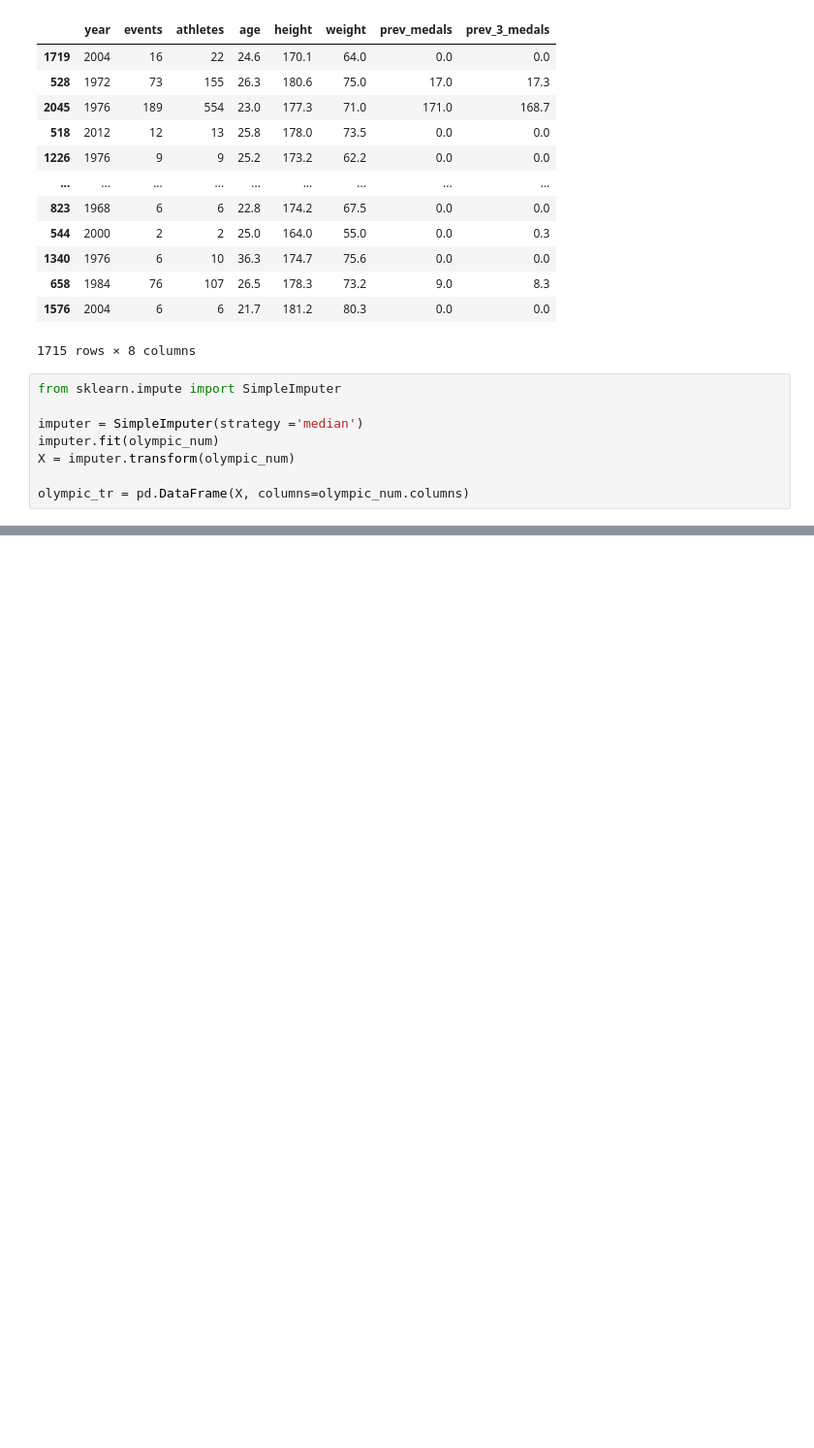
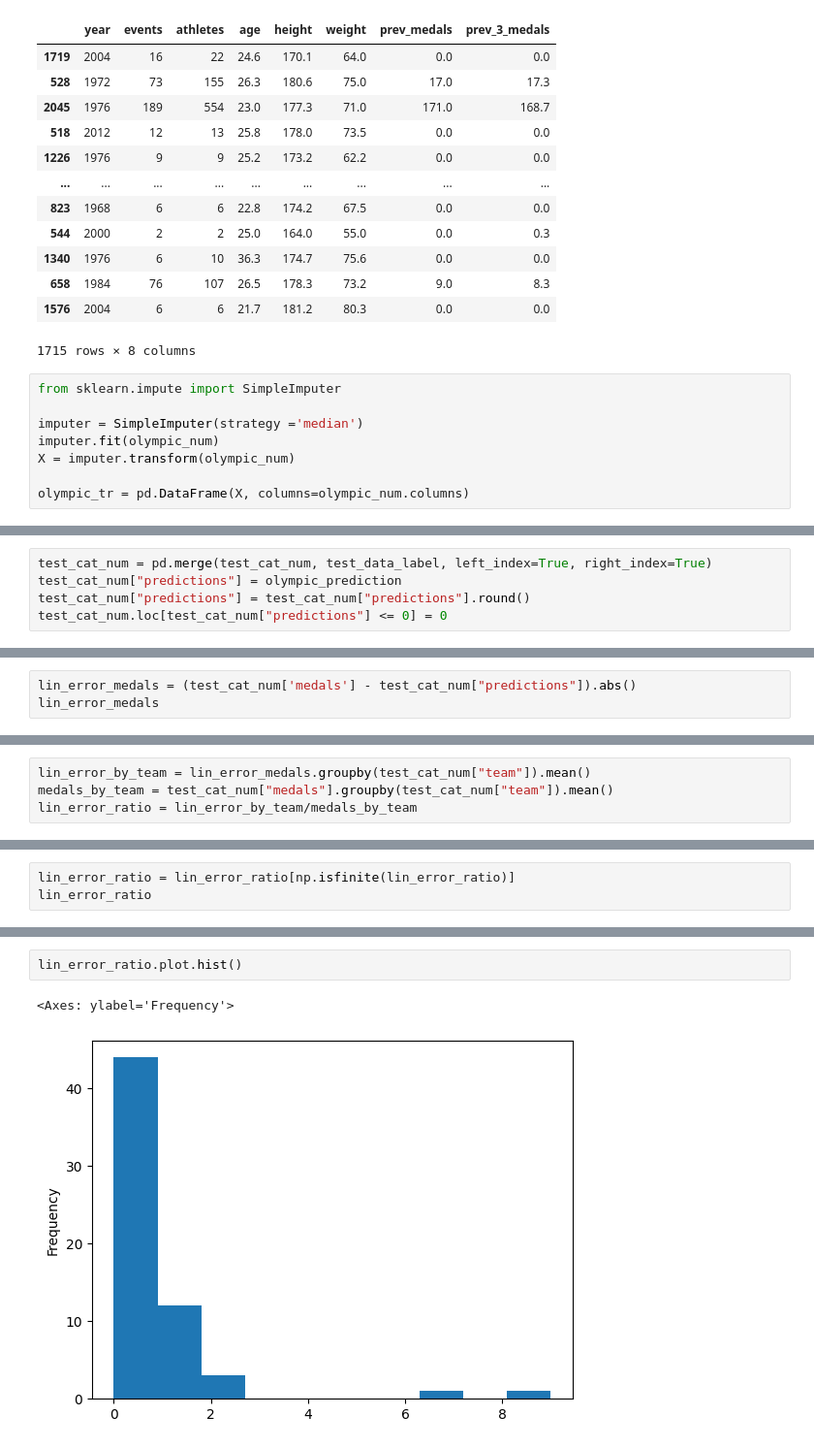
Before and after one commit to Q-Dead/Machine-Learning-Projects, a Jupyter notebook: Olympic Linear and Logistic Reg/olympic_medal.ipynb, the cells around one changed output, grey strips where cells are left out. Shown: that part at 97% size. Saved outputs shown, nothing was run; the diff lists cells and outputs as text; blank space fills up the shorter version.

```diff
--- a/Olympic Linear and Logistic Reg/olympic_medal.ipynb
+++ b/Olympic Linear and Logistic Reg/olympic_medal.ipynb
@@ -282,0 +422,5 @@ olympic_cat_hot1
+# %%
+test_cat_num = pd.merge(test_cat_num, test_data_label, left_index=True, right_index=True)
+test_cat_num["predictions"] = olympic_prediction
+test_cat_num["predictions"] = test_cat_num["predictions"].round()
+test_cat_num.loc[test_cat_num["predictions"] <= 0] = 0
@@ -282,0 +460,3 @@ olympic_cat_hot1
+# %%
+lin_error_medals = (test_cat_num['medals'] - test_cat_num["predictions"]).abs()
+lin_error_medals
@@ -282,0 +476,4 @@ olympic_cat_hot1
+# %%
+lin_error_by_team = lin_error_medals.groupby(test_cat_num["team"]).mean()
+medals_by_team = test_cat_num["medals"].groupby(test_cat_num["team"]).mean()
+lin_error_ratio = lin_error_by_team/medals_by_team
@@ -282,0 +496,3 @@ olympic_cat_hot1
+# %%
+lin_error_ratio = lin_error_ratio[np.isfinite(lin_error_ratio)]
+lin_error_ratio
@@ -282,0 +513,5 @@ olympic_cat_hot1
+# %%
+lin_error_ratio.plot.hist()
+# %% [output]
+<Axes: ylabel='Frequency'>
+[figure, added]
```
Also changed, not shown: parts of 31 cells of this notebook.
